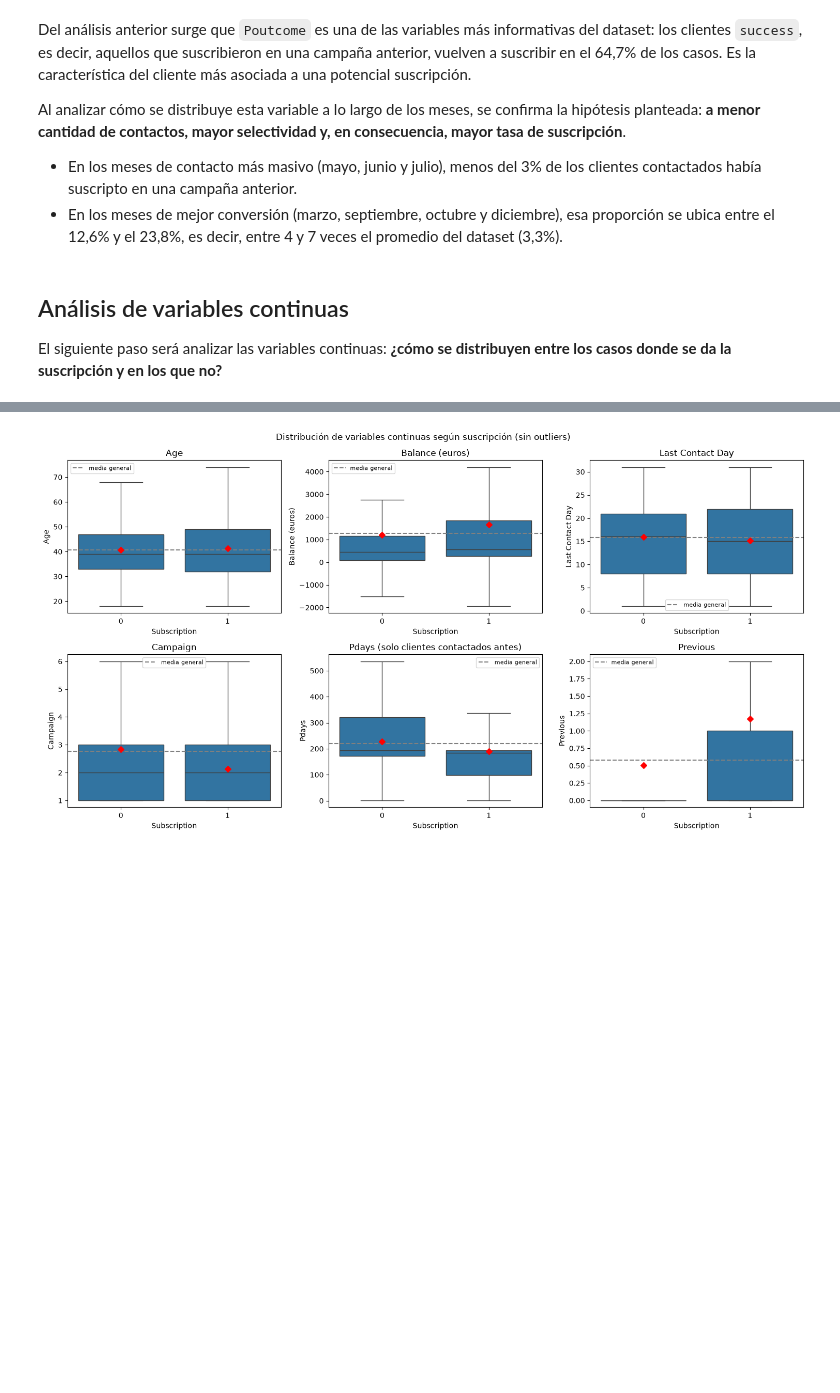
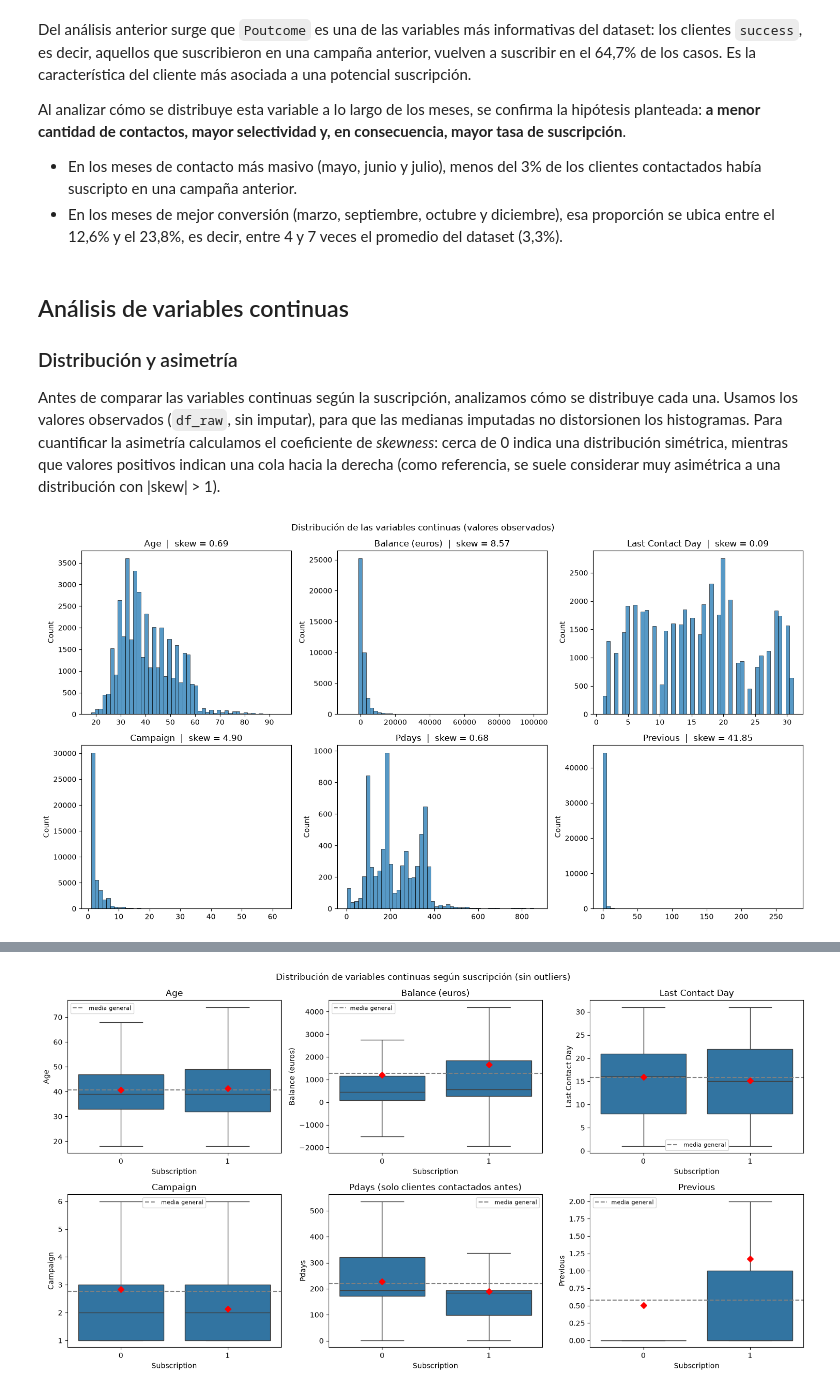
Before and after one commit to nach0osole/data_science_utn_clusterai2026_Sole, a Jupyter notebook: clusterai_juanignacio_sole_eda.ipynb, the cells around one changed output, grey strips where cells are left out. Cells and saved outputs as stored; diff of their text form; code cells hidden in the pictures; blank space fills up the shorter version.

```diff
--- a/clusterai_juanignacio_sole_eda.ipynb
+++ b/clusterai_juanignacio_sole_eda.ipynb
@@ -49,6 +99,9 @@ memory usage: 7.9 MB
 La variable `Last Contact Duration` registra la duración, en segundos, de la última llamada realizada al cliente. El problema es que este dato solo se conoce una vez terminada la llamada, es decir, en el mismo momento en que se conoce si el cliente se suscribió o no. Si el objetivo del modelo es predecir qué clientes tienen mayor probabilidad de suscribirse *antes* de contactarlos, incluir esta variable implicaría usar información del futuro, lo que se conoce como *data leakage*. Además, su relación con el target es en parte trivial: una llamada muy corta, o de cero segundos, implica casi con certeza que el cliente no se suscribió. Un modelo entrenado con esta variable mostraría un desempeño artificialmente alto que no podría replicarse en la práctica. Por este motivo, decidimos eliminarla del análisis. La propia documentación del dataset recomienda descartarla cuando se busca un modelo predictivo realista.
 # %%
 df = df.drop(columns=["Last Contact Duration"])
+
+# Copia sin imputar: la usamos para describir las distribuciones con los valores observados
+df_raw = df.copy()
 # %% [markdown]
 ## Chequeamos nulos
 # %%
@@ -340,4 +452,25 @@ Al analizar cómo se distribuye esta variable a lo largo de los meses, se confir
 # %% [markdown]
 ## Análisis de variables continuas
 
-El siguiente paso será analizar las variables continuas: **¿cómo se distribuyen entre los casos donde se da la suscripción y en los que no?**
+### Distribución y asimetría
+
+Antes de comparar las variables continuas según la suscripción, analizamos cómo se distribuye cada una. Usamos los valores observados (`df_raw`, sin imputar), para que las medianas imputadas no distorsionen los histogramas. Para cuantificar la asimetría calculamos el coeficiente de *skewness*: cerca de 0 indica una distribución simétrica, mientras que valores positivos indican una cola hacia la derecha (como referencia, se suele considerar muy asimétrica a una distribución con |skew| > 1).
+# %%
+continuas = ["Age", "Balance (euros)", "Last Contact Day", "Campaign", "Pdays", "Previous"]
+
+fig, axes = plt.subplots(2, 3, figsize=(15, 8))
+
+for ax, col in zip(axes.flatten(), continuas):
+    datos = df_raw[col].dropna()
+    # En Pdays, -1 es un código ("nunca contactado"), no una cantidad de días: lo excluimos
+    if col == "Pdays":
+        datos = datos[datos != -1]
+    sns.histplot(datos, bins=50, ax=ax)
+    ax.set_title(f"{col}  |  skew = {skew(datos):.2f}")
+    ax.set_xlabel("")
+
+fig.suptitle("Distribución de las variables continuas (valores observados)")
+plt.tight_layout()
+plt.show()
+# %% [output]
+[figure, added]
```
Also changed, not shown: parts of 27 cells of this notebook, 6 other files.
